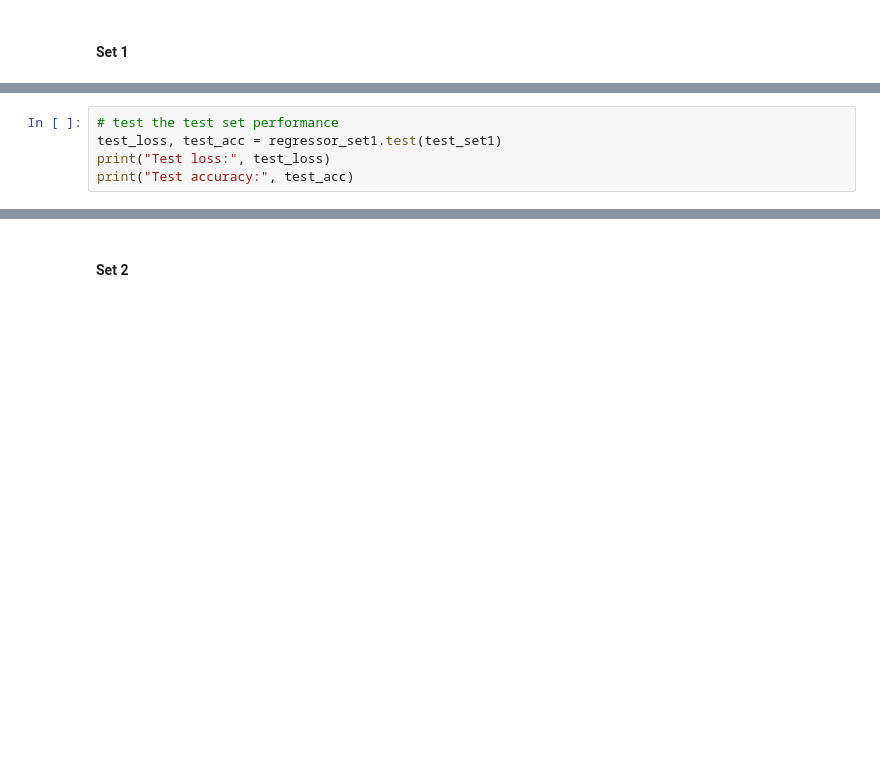
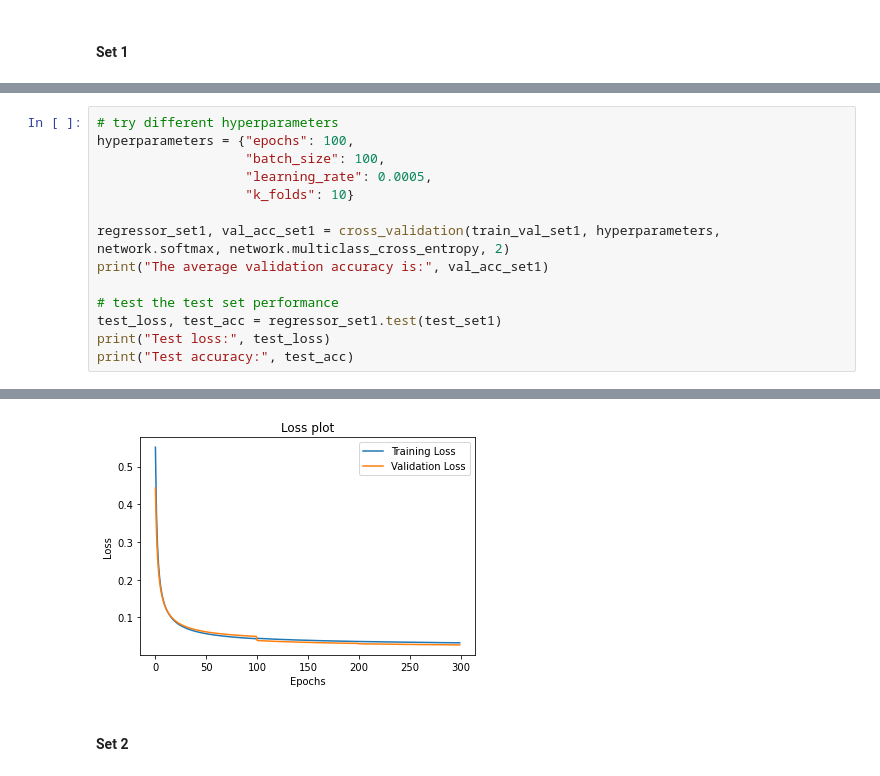
Before and after one commit to hblyx/CSE-151B, a Jupyter notebook: PA1/PA1_logreg.ipynb, the cells around one changed output, grey strips where cells are left out. Drawn from its saved outputs; the diff is of its cells as text; blank space fills up the shorter version.

```diff
--- a/PA1/PA1_logreg.ipynb
+++ b/PA1/PA1_logreg.ipynb
@@ -175,5 +182,14 @@ The average validation accuracy is: 0.9947
 [figure]
 # %%
+# try different hyperparameters
+hyperparameters = {"epochs": 100,
+                   "batch_size": 100,
+                   "learning_rate": 0.0005,
+                   "k_folds": 10}
+
+regressor_set1, val_acc_set1 = cross_validation(train_val_set1, hyperparameters, network.softmax, network.multiclass_cross_entropy, 2)
+print("The average validation accuracy is:", val_acc_set1)
+
 # test the test set performance
 test_loss, test_acc = regressor_set1.test(test_set1)
 print("Test loss:", test_loss)
@@ -184,3 +201,4 @@ Test accuracy: 0.988
+[figure, added]
 # %% [markdown]
 #### Set 2
 # %%
```
Also changed, not shown: parts of 10 cells of this notebook.
